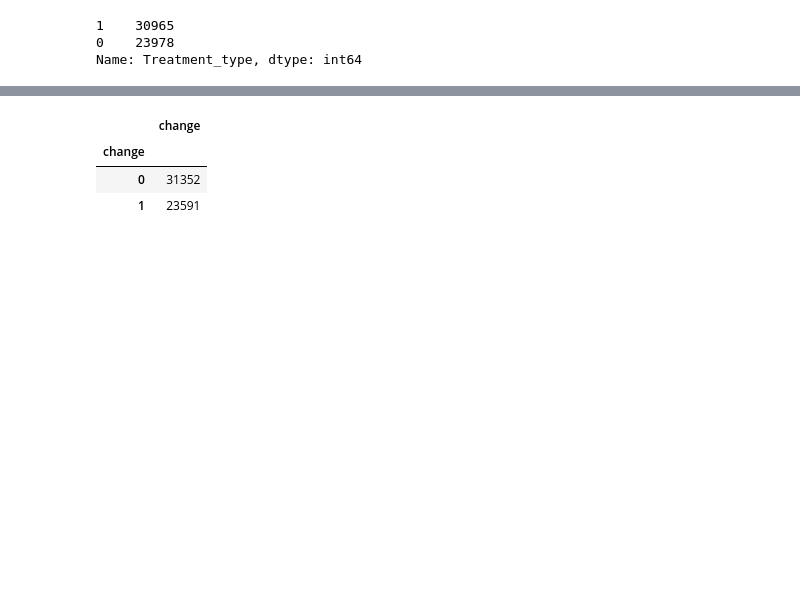
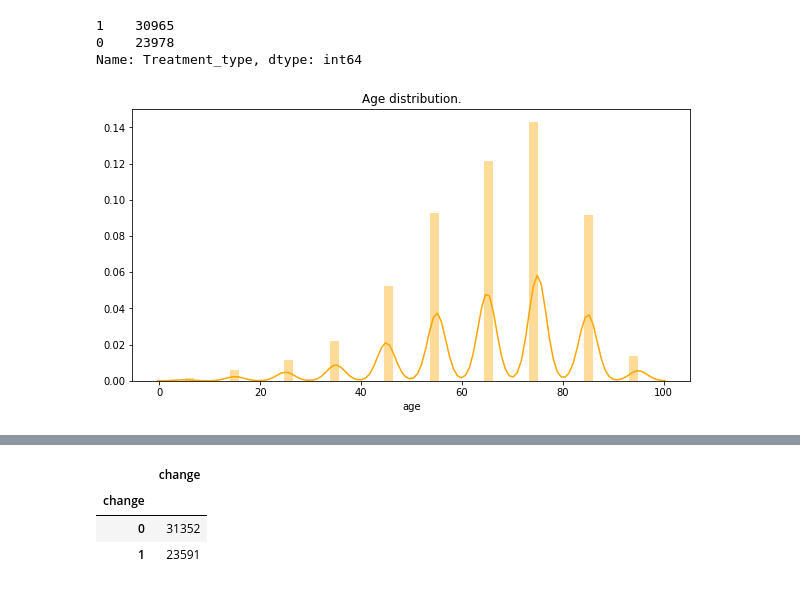
Before and after one commit to gauravkantrod/GLProject, a Jupyter notebook: Diabetes_Data_Cleaning_EDA_Baseline_model_part1.ipynb, the cells around one changed output, grey strips where cells are left out. Cells and saved outputs as stored; diff of their text form; code cells hidden in the pictures; blank space fills up the shorter version.

```diff
--- a/Diabetes_Data_Cleaning_EDA_Baseline_model_part1.ipynb
+++ b/Diabetes_Data_Cleaning_EDA_Baseline_model_part1.ipynb
@@ -760,9 +747,12 @@ df_with_med['Treatment_type'].value_counts()
 0    23978
 Name: Treatment_type, dtype: int64
 # %%
-sns.distplot(df_with_med['age'], color = 'ORANGE')
+fig, ax = plt.subplots(figsize=(10,5))
+sns.distplot(df_with_med['age'], color = 'ORANGE', ax=ax)
 plt.title('Age distribution.')
 plt.show()
+# %% [output]
+[figure, added]
 # %%
 sns.countplot(df_with_med['readmitted'])
 plt.title('Readmission of patient.')
```
Also changed, not shown: parts of 43 cells of this notebook.
